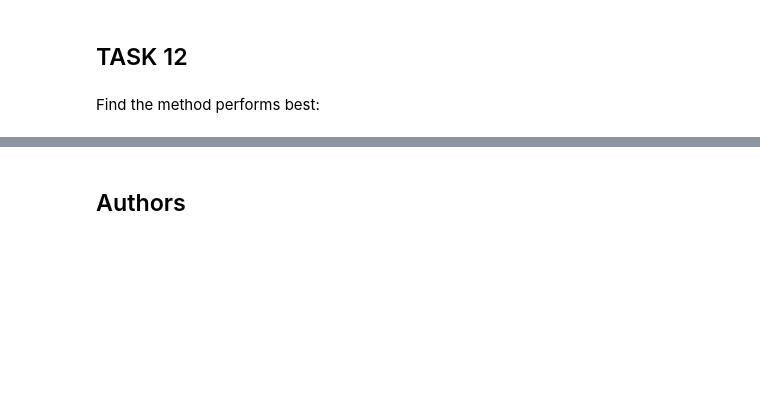
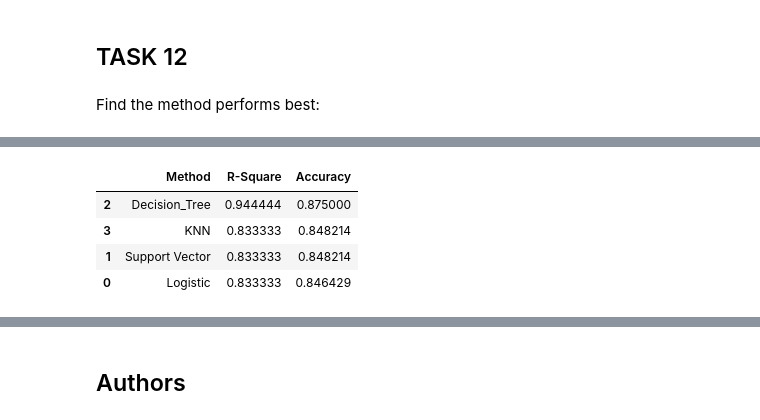
Before and after one commit to nym2010/Applied-Data-Science-Capstone, a Jupyter notebook: SpaceX_Machine_Learning_Prediction_Part_5.jupyterlite.ipynb, the cells around one changed output, grey strips where cells are left out. Saved outputs shown, nothing was run; the diff lists cells and outputs as text; code cells hidden in the pictures; blank space fills up the shorter version.

```diff
--- a/SpaceX_Machine_Learning_Prediction_Part_5.jupyterlite.ipynb
+++ b/SpaceX_Machine_Learning_Prediction_Part_5.jupyterlite.ipynb
@@ -358 +366,9 @@ print('\033[1m'+"Comparing R-Square Values and Accuracy, KNN and Support Vector
 Comparing R-Square Values and Accuracy, KNN and Support Vector performs Best
+# %%
+score_df
+# %% [output]
+|  | Method | R-Square | Accuracy |
+| 2 | Decision_Tree | 0.944444 | 0.875000 |
+| 3 | KNN | 0.833333 | 0.848214 |
+| 1 | Support Vector | 0.833333 | 0.848214 |
+| 0 | Logistic | 0.833333 | 0.846429 |
```
Also changed, not shown: parts of 7 cells of this notebook.
